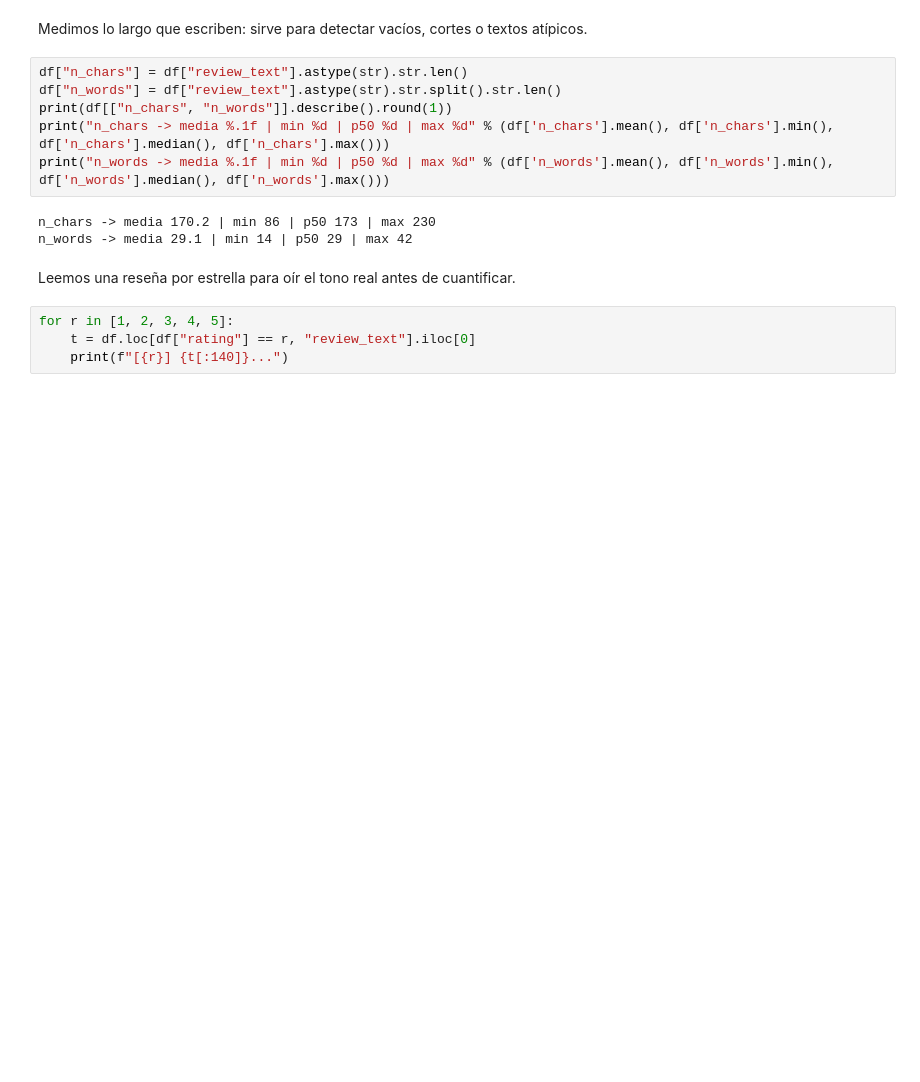
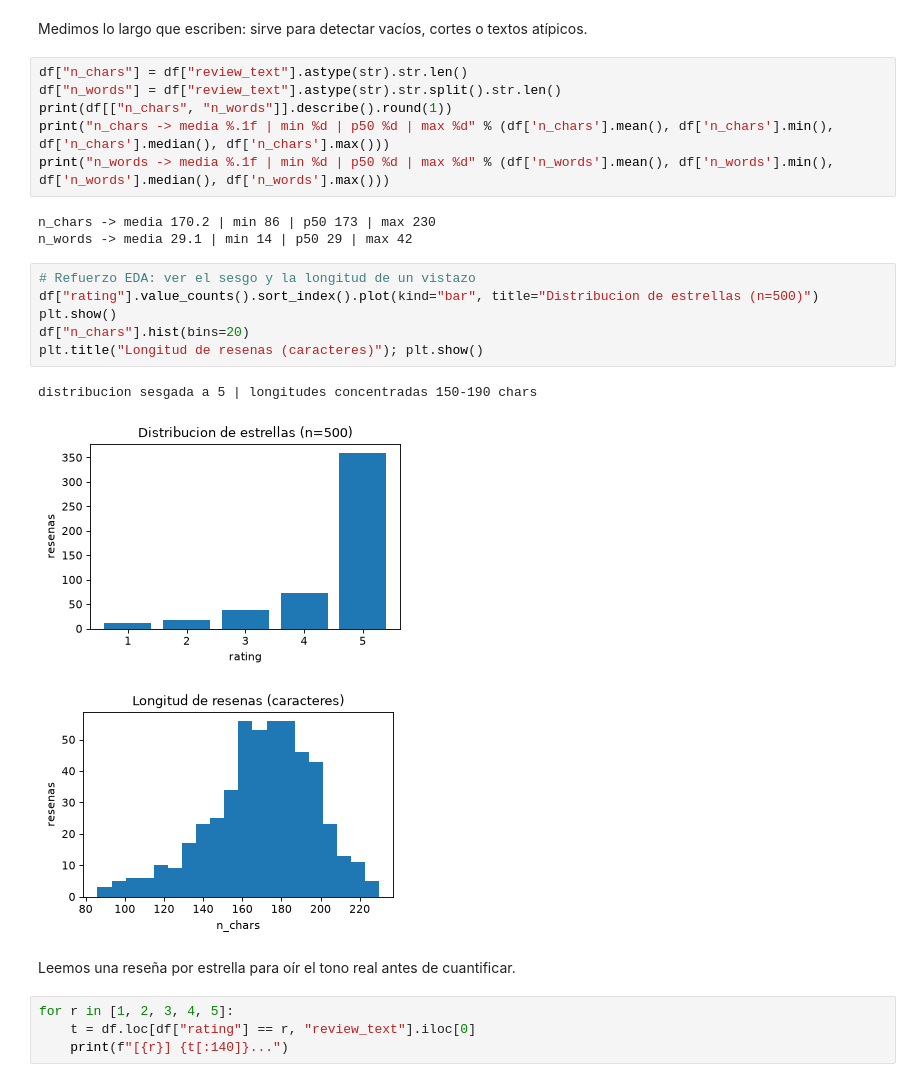
Before and after one commit to GallaGit/machine-learning-python-template, a Jupyter notebook: src/explore.ipynb, the cells around one changed output. Drawn from its saved outputs; the diff is of its cells as text; blank space fills up the shorter version.

Commit message:
EDA calidad: validez ratings, graficos, muestra aleatoria y nota de encoding

```diff
--- a/src/explore.ipynb
+++ b/src/explore.ipynb
@@ -65,6 +72,16 @@ print("n_words -> media %.1f | min %d | p50 %d | max %d" % (df['n_words'].mean()
 # %% [output]
 n_chars -> media 170.2 | min 86 | p50 173 | max 230
 n_words -> media 29.1 | min 14 | p50 29 | max 42
+# %%
+# Refuerzo EDA: ver el sesgo y la longitud de un vistazo
+df["rating"].value_counts().sort_index().plot(kind="bar", title="Distribucion de estrellas (n=500)")
+plt.show()
+df["n_chars"].hist(bins=20)
+plt.title("Longitud de resenas (caracteres)"); plt.show()
+# %% [output]
+distribucion sesgada a 5 | longitudes concentradas 150-190 chars
+[figure, added]
+[figure, added]
 # %% [markdown]
 Leemos una reseña por estrella para oír el tono real antes de cuantificar.
 # %%
```
Also changed, not shown: parts of 3 cells of this notebook, 1 other file.
